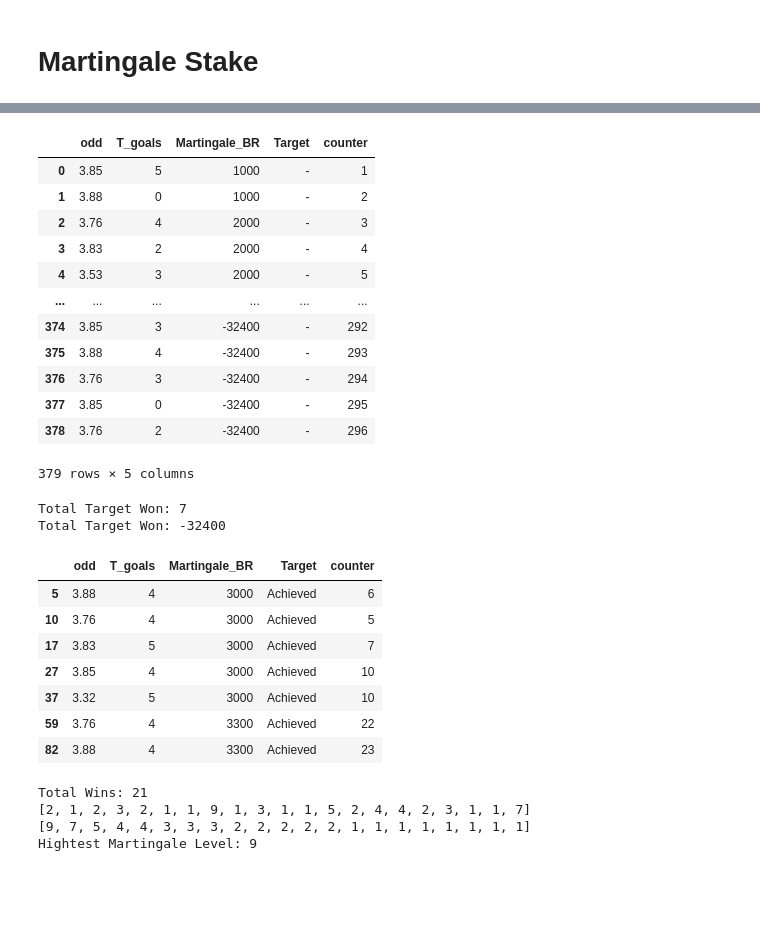
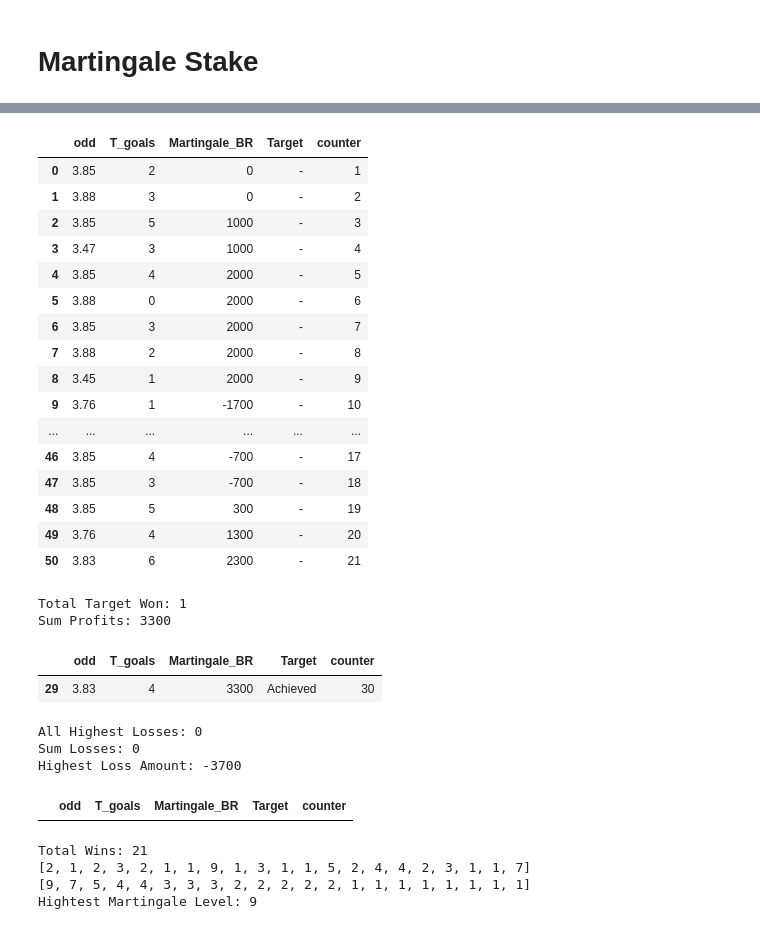
Before and after one commit to CJay-Cipher/virtual_football_league_predictor, a Jupyter notebook: strategy_analyzer.ipynb, the cells around one changed output, grey strips where cells are left out. Saved outputs shown, nothing was run; the diff lists cells and outputs as text; code cells hidden in the pictures; blank space fills up the shorter version.

```diff
--- a/strategy_analyzer.ipynb
+++ b/strategy_analyzer.ipynb
@@ -19,7 +23,7 @@ import numpy as np
 
 # data 5 is baddest and 9 is largest
 
-df = pd.read_csv("odds_datas/test_9_odds_data.csv") # odds_data
+df = pd.read_csv("odds_datas/test_6_odds_data.csv") # odds_data
 
 check_list = []
 odd_list = []
@@ -35,8 +39,8 @@ for _, row in df.iterrows():
                 break
         check_list = []
 
-# new_df = pd.DataFrame(odd_list, columns=["week", "odd_position_num", "odd", "H_score", "A_score"])
-new_df = pd.read_csv("auto_trade.csv")
+new_df = pd.DataFrame(odd_list, columns=["week", "odd_position_num", "odd", "H_score", "A_score"])
+# new_df = pd.read_csv("auto_trade_records/rec_2.csv")
 
 print("Total Stake: ", len(new_df))
 
@@ -64,7 +72,9 @@ Mean Odd: 3.751160949868074
 # %%
 bankroll = 100000
 # loss_amount = 3700
-# highest_loss = -(loss_amount * 3)
+highest_loss_prtg = 15
+highest_loss = -(int((highest_loss_prtg * bankroll) / 100))
+print("Highest Loss:", highest_loss)
 # print("Highest Loss :", highest_loss)
 
 # single_target_prtg = 1
@@ -99,6 +109,9 @@ for i, row in df_new.iterrows():
         restart = False
         if loss_count < 5:
             total_bankroll -= single_stake
+            if total_bankroll <= highest_loss:
+                restart = True
+                loss_count += 6
         loss_count += 1
     bank_roll_list.append(total_bankroll)
 
@@ -160,8 +181,9 @@ Total Target Won: -49780.0
 # %%
 bankroll = 100000
 loss_amount = 3700
-highest_loss = loss_amount * 3
-print("Highest Loss :", highest_loss)
+highest_loss_prtg = 15
+highest_loss = -(int((highest_loss_prtg * bankroll) / 100))
+print("Highest Loss:", highest_loss)
 
 single_target_prtg = 1
 single_target = int((single_target_prtg * bankroll) / 100)
@@ -196,6 +218,9 @@ for i, row in df_new_2.iterrows():
         restart = False
         if loss_count == 5:
             total_bankroll -= loss_amount
+            if total_bankroll <= highest_loss:
+                restart = True
+                loss_count += 6
 
     bank_roll_list.append(total_bankroll)
 
@@ -218,36 +243,46 @@ Highest Loss : 11100
 Single Target - 1000
 Total Target - 3000
 |  | odd | T_goals | Martingale_BR | Target | counter |
-| 0 | 3.85 | 5 | 1000 | - | 1 |
-| 1 | 3.88 | 0 | 1000 | - | 2 |
-| 2 | 3.76 | 4 | 2000 | - | 3 |
-| 3 | 3.83 | 2 | 2000 | - | 4 |
-| 4 | 3.53 | 3 | 2000 | - | 5 |
+| 0 | 3.85 | 2 | 0 | - | 1 |
+| 1 | 3.88 | 3 | 0 | - | 2 |
+| 2 | 3.85 | 5 | 1000 | - | 3 |
+| 3 | 3.47 | 3 | 1000 | - | 4 |
+| 4 | 3.85 | 4 | 2000 | - | 5 |
+| 5 | 3.88 | 0 | 2000 | - | 6 |
+| 6 | 3.85 | 3 | 2000 | - | 7 |
+| 7 | 3.88 | 2 | 2000 | - | 8 |
+| 8 | 3.45 | 1 | 2000 | - | 9 |
+| 9 | 3.76 | 1 | -1700 | - | 10 |
 | ... | ... | ... | ... | ... | ... |
-| 374 | 3.85 | 3 | -32400 | - | 292 |
-| 375 | 3.88 | 4 | -32400 | - | 293 |
-| 376 | 3.76 | 3 | -32400 | - | 294 |
-| 377 | 3.85 | 0 | -32400 | - | 295 |
-| 378 | 3.76 | 2 | -32400 | - | 296 |
+| 46 | 3.85 | 4 | -700 | - | 17 |
+| 47 | 3.85 | 3 | -700 | - | 18 |
+| 48 | 3.85 | 5 | 300 | - | 19 |
+| 49 | 3.76 | 4 | 1300 | - | 20 |
+| 50 | 3.83 | 6 | 2300 | - | 21 |
-379 rows × 5 columns
 # %%
 targe_count = df_new_2[df_new_2["Target"] == "Achieved"]
 print("Total Target Won:", len(targe_count))
 
-highest_loss_amount = df_new_2["Martingale_BR"].min()
-print("Total Target Won:", highest_loss_amount)
+print("Sum Profits:", targe_count["Martingale_BR"].sum())
 targe_count
 # %% [output]
-Total Target Won: 7
-Total Target Won: -32400
+Total Target Won: 1
+Sum Profits: 3300
 |  | odd | T_goals | Martingale_BR | Target | counter |
-| 5 | 3.88 | 4 | 3000 | Achieved | 6 |
-| 10 | 3.76 | 4 | 3000 | Achieved | 5 |
-| 17 | 3.83 | 5 | 3000 | Achieved | 7 |
-| 27 | 3.85 | 4 | 3000 | Achieved | 10 |
-| 37 | 3.32 | 5 | 3000 | Achieved | 10 |
-| 59 | 3.76 | 4 | 3300 | Achieved | 22 |
-| 82 | 3.88 | 4 | 3300 | Achieved | 23 |
+| 29 | 3.83 | 4 | 3300 | Achieved | 30 |
+# %%
+losses = df_new_2[df_new_2["Martingale_BR"] <= highest_loss]
+print("All Highest Losses:", len(losses))
+print("Sum Losses:", losses["Martingale_BR"].sum())
+
+highest_loss_amount = df_new_2["Martingale_BR"].min()
+print("Highest Loss Amount:", highest_loss_amount)
+losses
+# %% [output]
+All Highest Losses: 0
+Sum Losses: 0
+Highest Loss Amount: -3700
+|  | odd | T_goals | Martingale_BR | Target | counter |
 # %%
 count = 1
 martingale_list = []
```
Also changed, not shown: parts of 7 cells of this notebook, 2 other files.
